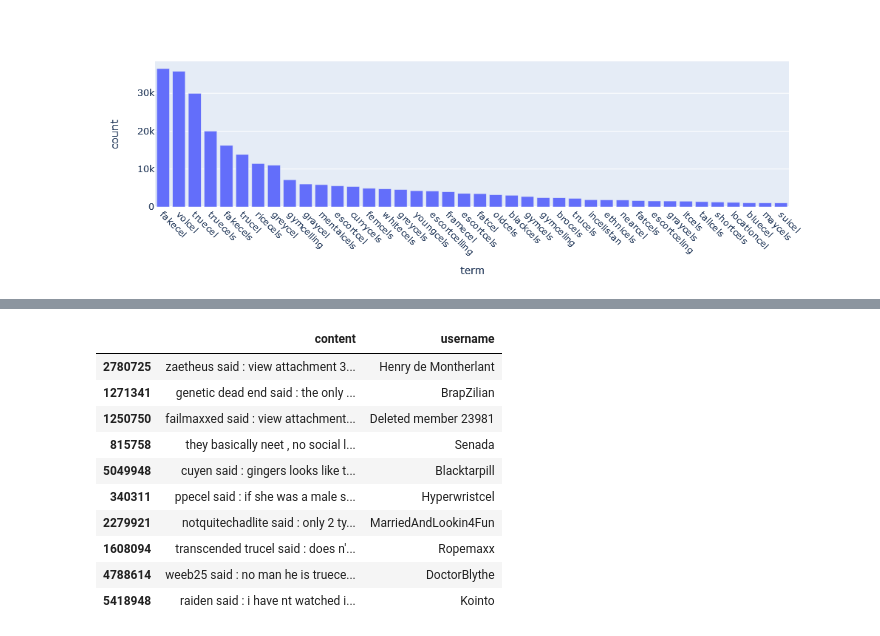
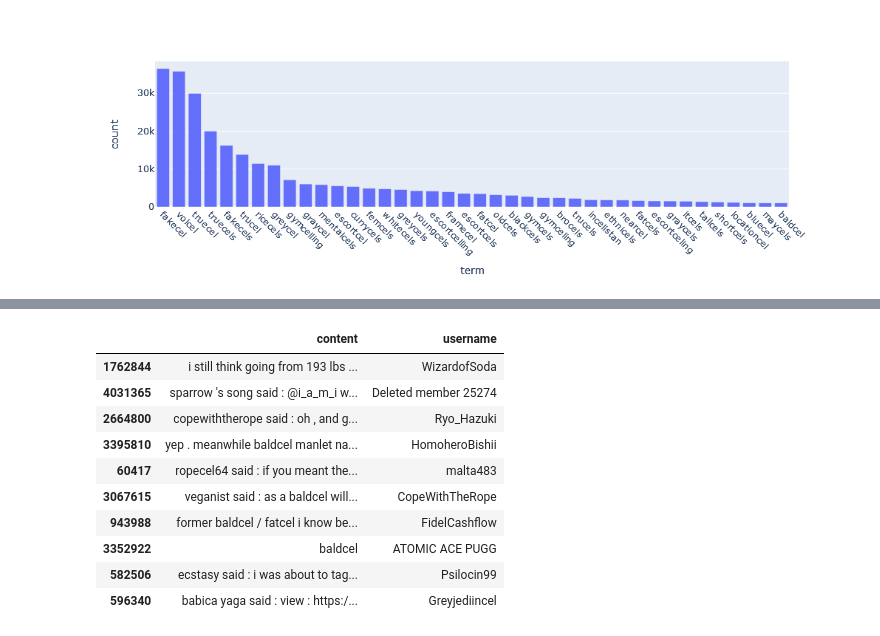
Before and after one commit to michaelmilleryoder/incels_identities, a Jupyter notebook: jupyter/cel_variants.ipynb, the cells around one changed output, grey strips where cells are left out. Drawn from its saved outputs; the diff is of its cells as text; code cells hidden in the pictures.

```diff
--- a/jupyter/cel_variants.ipynb
+++ b/jupyter/cel_variants.ipynb
@@ -69,20 +91,22 @@ fig.update_xaxes(tickangle=45)
 # %%
 # Look into use of these terms
 pd.set_option('display.max_colwidth', None)
 # terms = ['fakecel', 'fakecels', 'fake cel', 'fake cels',]
-terms = ['truecel', 'truecels', 'true cel', 'true cels', 'trucel', 'trucels']
+# terms = ['truecel', 'truecels', 'true cel', 'true cels', 'trucel', 'trucels']
+# terms = ['suicel', 'suicels']
+term = 'baldcel'
 
-# data.loc[data.content.str.contains(r'|'.join([rf'\b{term}\b' for term in terms])), ['content', 'username']].sample(5)
-data.loc[data.content.str.contains(r'|'.join([rf'\b{term}\b' for term in terms])), ['content', 'username']].sample(10)
+data.loc[data.content.str.contains(rf'\b{term}\b'), ['content', 'username']].sample(10)
+# data.loc[data.content.str.contains(r'|'.join([rf'\b{term}\b' for term in terms])), ['content', 'username']].sample(10)
 # %% [output]
 |  | content | username |
-| 2780725 | zaetheus said : view attachment 3... | Henry de Montherlant |
-| 1271341 | genetic dead end said : the only ... | BrapZilian |
-| 1250750 | failmaxxed said : view attachment... | Deleted member 23981 |
-| 815758 | they basically neet , no social l... | Senada |
-| 5049948 | cuyen said : gingers looks like t... | Blacktarpill |
-| 340311 | ppecel said : if she was a male s... | Hyperwristcel |
-| 2279921 | notquitechadlite said : only 2 ty... | MarriedAndLookin4Fun |
-| 1608094 | transcended trucel said : does n'... | Ropemaxx |
-| 4788614 | weeb25 said : no man he is truece... | DoctorBlythe |
-| 5418948 | raiden said : i have nt watched i... | Kointo |
+| 1762844 | i still think going from 193 lbs ... | WizardofSoda |
+| 4031365 | sparrow 's song said : @i_a_m_i w... | Deleted member 25274 |
+| 2664800 | copewiththerope said : oh , and g... | Ryo_Hazuki |
+| 3395810 | yep . meanwhile baldcel manlet na... | HomoheroBishii |
+| 60417 | ropecel64 said : if you meant the... | malta483 |
+| 3067615 | veganist said : as a baldcel will... | CopeWithTheRope |
+| 943988 | former baldcel / fatcel i know be... | FidelCashflow |
+| 3352922 | baldcel | ATOMIC ACE PUGG |
+| 582506 | ecstasy said : i was about to tag... | Psilocin99 |
+| 596340 | babica yaga said : view : https:/... | Greyjediincel |
```
Also changed, not shown: parts of 2 cells of this notebook, 5 other files.
